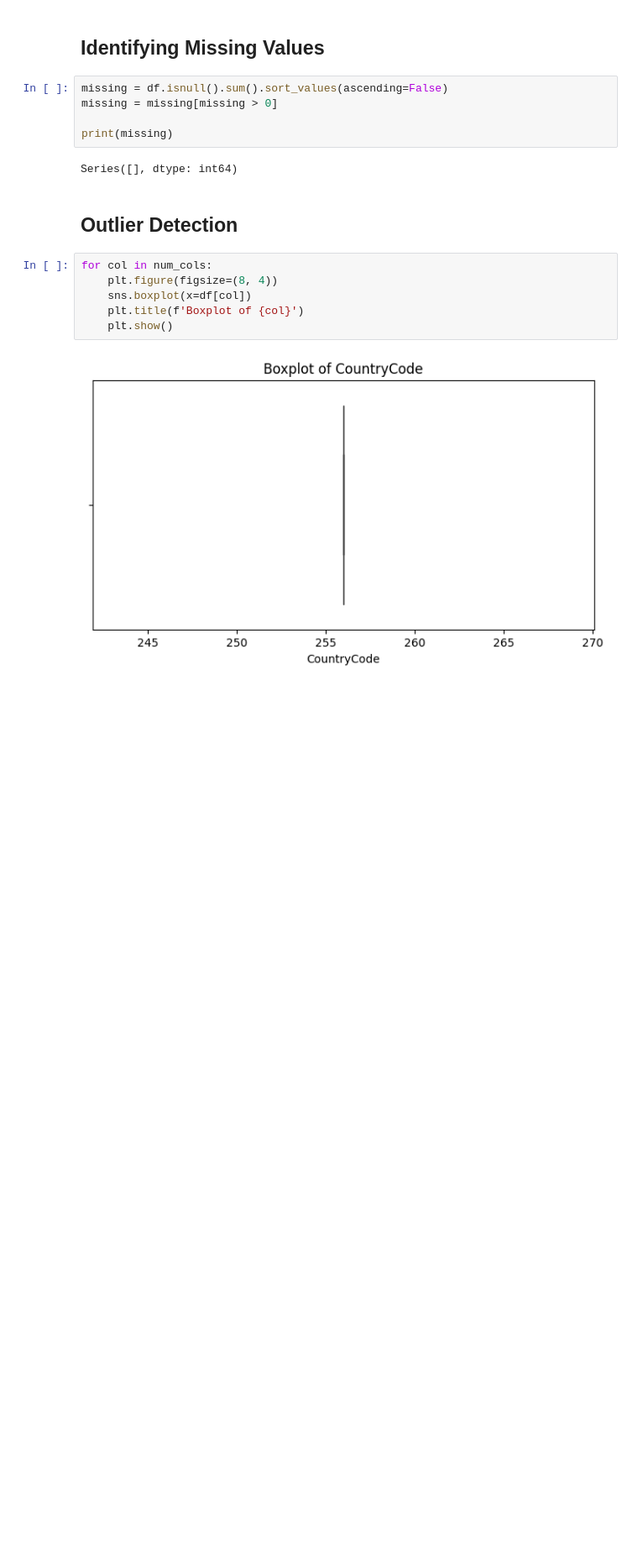
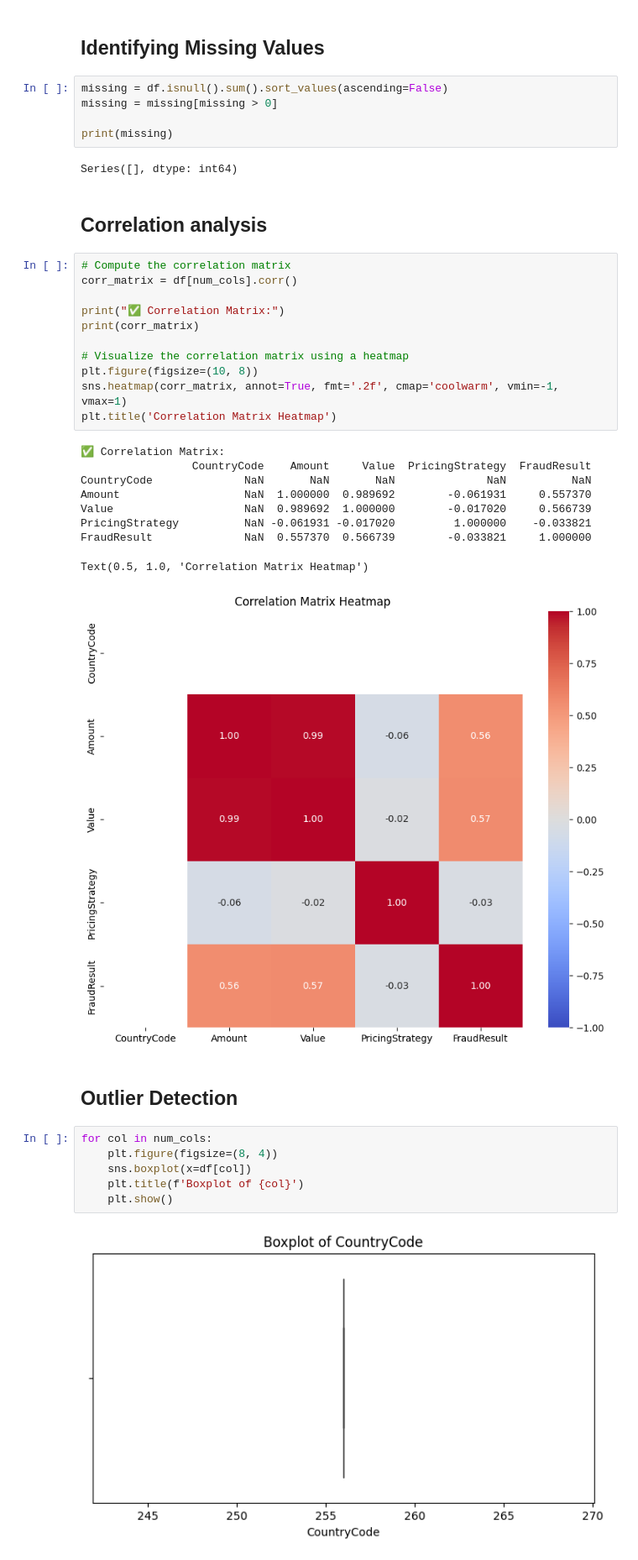
Before and after one commit to MAHI134456/credit_scoring, a Jupyter notebook: notebooks/1.0-eda.ipynb, the cells around one changed output. Shown at 84% size. Drawn from its saved outputs; the diff is of its cells as text; blank space fills up the shorter version.

Commit message:
adding correlation heatmap in eda

```diff
--- a/notebooks/1.0-eda.ipynb
+++ b/notebooks/1.0-eda.ipynb
@@ -141,6 +141,29 @@ missing = missing[missing > 0]
 print(missing)
 # %% [output]
 Series([], dtype: int64)
+# %% [markdown]
+## Correlation analysis
+# %%
+# Compute the correlation matrix
+corr_matrix = df[num_cols].corr()
+
+print("✅ Correlation Matrix:")
+print(corr_matrix)
+
+# Visualize the correlation matrix using a heatmap
+plt.figure(figsize=(10, 8))
+sns.heatmap(corr_matrix, annot=True, fmt='.2f', cmap='coolwarm', vmin=-1, vmax=1)
+plt.title('Correlation Matrix Heatmap')
+# %% [output]
+✅ Correlation Matrix:
+                 CountryCode    Amount     Value  PricingStrategy  FraudResult
+CountryCode              NaN       NaN       NaN              NaN          NaN
+Amount                   NaN  1.000000  0.989692        -0.061931     0.557370
+Value                    NaN  0.989692  1.000000        -0.017020     0.566739
+PricingStrategy          NaN -0.061931 -0.017020         1.000000    -0.033821
+FraudResult              NaN  0.557370  0.566739        -0.033821     1.000000
+Text(0.5, 1.0, 'Correlation Matrix Heatmap')
+[figure, added]
 # %% [markdown]
 ## Outlier Detection
 # %%
```
Also changed, not shown: parts of 1 cell of this notebook.
